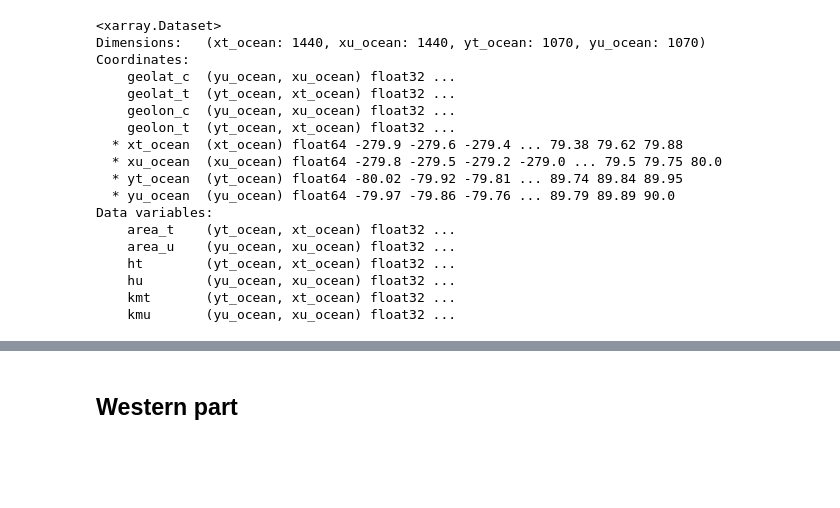
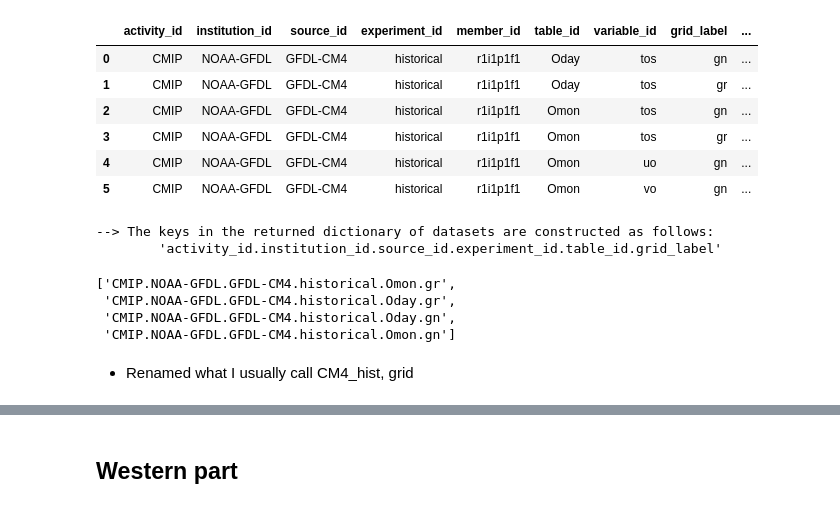
Before and after one commit to disandroa/sectionate, a Jupyter notebook: examples/aki_example2.ipynb, the cells around one changed output, grey strips where cells are left out. Drawn from its saved outputs; the diff is of its cells as text; code cells hidden in the pictures; blank space fills up the shorter version.

```diff
--- a/examples/aki_example2.ipynb
+++ b/examples/aki_example2.ipynb
@@ -10,21 +10,0 @@ grid = xr.open_dataset('grid_CM2_minimal.nc')
-# %%
-grid
-# %% [output]
-<xarray.Dataset>
-Dimensions:   (xt_ocean: 1440, xu_ocean: 1440, yt_ocean: 1070, yu_ocean: 1070)
-Coordinates:
-    geolat_c  (yu_ocean, xu_ocean) float32 ...
-    geolat_t  (yt_ocean, xt_ocean) float32 ...
-    geolon_c  (yu_ocean, xu_ocean) float32 ...
-    geolon_t  (yt_ocean, xt_ocean) float32 ...
-  * xt_ocean  (xt_ocean) float64 -279.9 -279.6 -279.4 ... 79.38 79.62 79.88
-  * xu_ocean  (xu_ocean) float64 -279.8 -279.5 -279.2 -279.0 ... 79.5 79.75 80.0
-  * yt_ocean  (yt_ocean) float64 -80.02 -79.92 -79.81 ... 89.74 89.84 89.95
-  * yu_ocean  (yu_ocean) float64 -79.97 -79.86 -79.76 ... 89.79 89.89 90.0
-Data variables:
-    area_t    (yt_ocean, xt_ocean) float32 ...
-    area_u    (yu_ocean, xu_ocean) float32 ...
-    ht        (yt_ocean, xt_ocean) float32 ...
-    hu        (yu_ocean, xu_ocean) float32 ...
-    kmt       (yt_ocean, xt_ocean) float32 ...
-    kmu       (yu_ocean, xu_ocean) float32 ...
@@ -35,0 +11,27 @@ East_section_lons=[-44.9000, -30.5400, -28.0000, -14.7000, -5.9300]
+# %%
+cat_url = "https://storage.googleapis.com/cmip6/pangeo-cmip6.json"
+col = intake.open_esm_datastore(cat_url)
+# %%
+dog = col.search(source_id='GFDL-CM4', experiment_id='historical', variable_id=['uo','vo','tos'])
+#variable_id: uo=eastward_sea_water_velocity, vo=northward_sea_water_velocity, wo=upward_sea_water_velocity
+dog.df
+# %% [output]
+|  | activity_id | institution_id | source_id | experiment_id | member_id | table_id | variable_id | grid_label | ... |
+| 0 | CMIP | NOAA-GFDL | GFDL-CM4 | historical | r1i1p1f1 | Oday | tos | gn | ... |
+| 1 | CMIP | NOAA-GFDL | GFDL-CM4 | historical | r1i1p1f1 | Oday | tos | gr | ... |
+| 2 | CMIP | NOAA-GFDL | GFDL-CM4 | historical | r1i1p1f1 | Omon | tos | gn | ... |
+| 3 | CMIP | NOAA-GFDL | GFDL-CM4 | historical | r1i1p1f1 | Omon | tos | gr | ... |
+| 4 | CMIP | NOAA-GFDL | GFDL-CM4 | historical | r1i1p1f1 | Omon | uo | gn | ... |
+| 5 | CMIP | NOAA-GFDL | GFDL-CM4 | historical | r1i1p1f1 | Omon | vo | gn | ... |
+# %%
+dset_dict = dog.to_dataset_dict(zarr_kwargs={'consolidated': True})
+list(dset_dict.keys())
+# %% [output]
+--> The keys in the returned dictionary of datasets are constructed as follows:
+        'activity_id.institution_id.source_id.experiment_id.table_id.grid_label'
+['CMIP.NOAA-GFDL.GFDL-CM4.historical.Omon.gr',
+ 'CMIP.NOAA-GFDL.GFDL-CM4.historical.Oday.gr',
+ 'CMIP.NOAA-GFDL.GFDL-CM4.historical.Oday.gn',
+ 'CMIP.NOAA-GFDL.GFDL-CM4.historical.Omon.gn']
+# %% [markdown]
+* Renamed what I usually call CM4_hist, grid
```
Also changed, not shown: parts of 6 cells of this notebook.
